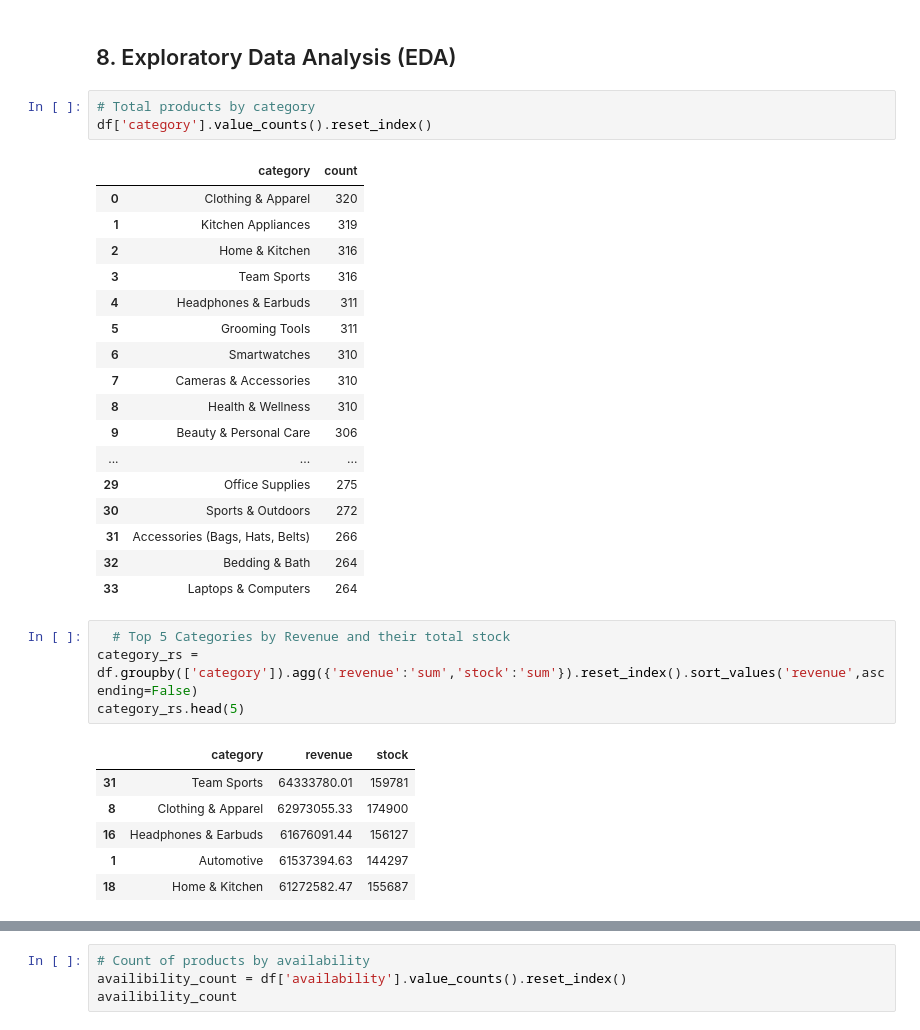
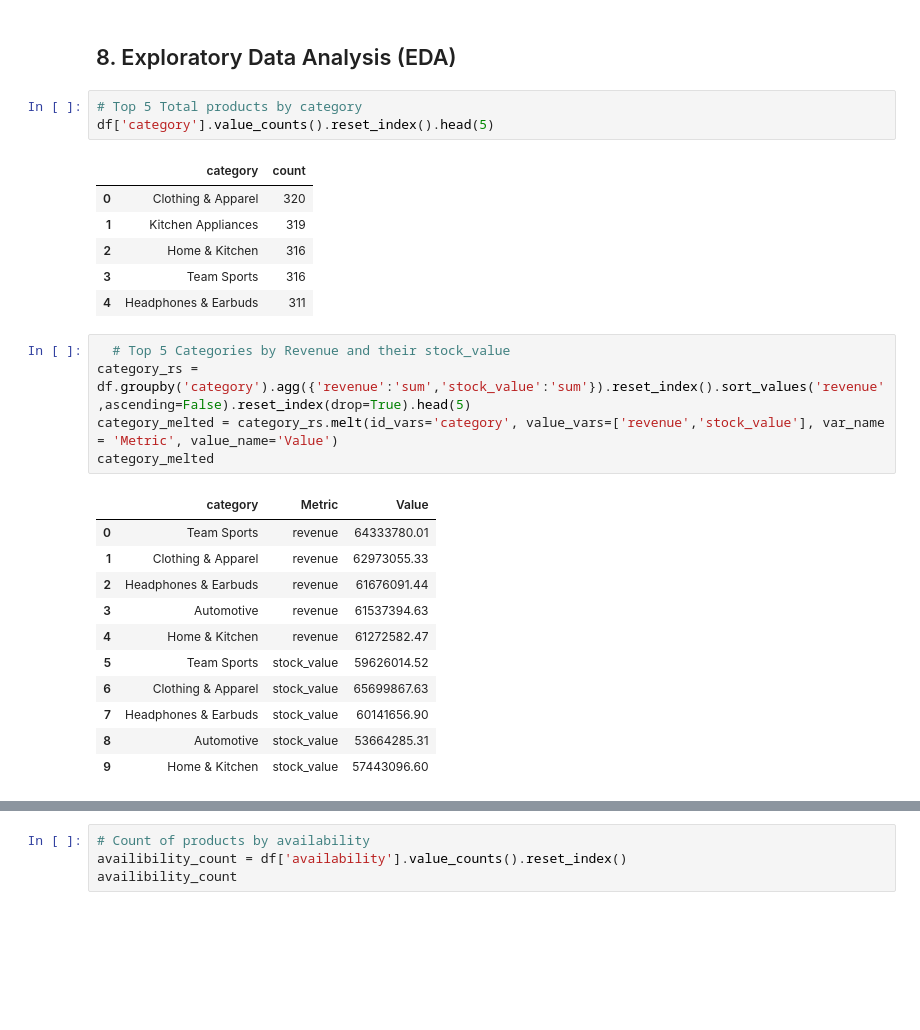
Before and after one commit to gauravvxv/Pilgrim-BI-Intern-Assignment, a Jupyter notebook: Notebook/Pilgirm.ipynb, the cells around one changed output, grey strips where cells are left out. Drawn from its saved outputs; the diff is of its cells as text; blank space fills up the shorter version.

```diff
--- a/Notebook/Pilgirm.ipynb
+++ b/Notebook/Pilgirm.ipynb
@@ -170,8 +170,8 @@ df['stock_value'] = df['stock'] * df['selling_price']
 # %% [markdown]
 ## 8. Exploratory Data Analysis (EDA)
 # %%
-# Total products by category
-df['category'].value_counts().reset_index()
+# Top 5 Total products by category
+df['category'].value_counts().reset_index().head(5)
 # %% [output]
 |  | category | count |
 | 0 | Clothing & Apparel | 320 |
@@ -179,25 +179,20 @@ df['category'].value_counts().reset_index()
 | 2 | Home & Kitchen | 316 |
 | 3 | Team Sports | 316 |
 | 4 | Headphones & Earbuds | 311 |
-| 5 | Grooming Tools | 311 |
-| 6 | Smartwatches | 310 |
-| 7 | Cameras & Accessories | 310 |
-| 8 | Health & Wellness | 310 |
-| 9 | Beauty & Personal Care | 306 |
-| ... | ... | ... |
-| 29 | Office Supplies | 275 |
-| 30 | Sports & Outdoors | 272 |
-| 31 | Accessories (Bags, Hats, Belts) | 266 |
-| 32 | Bedding & Bath | 264 |
-| 33 | Laptops & Computers | 264 |
 # %%
-  # Top 5 Categories by Revenue and their total stock
-category_rs = df.groupby(['category']).agg({'revenue':'sum','stock':'sum'}).reset_index().sort_values('revenue',ascending=False)
-category_rs.head(5)
+  # Top 5 Categories by Revenue and their stock_value
+category_rs = df.groupby('category').agg({'revenue':'sum','stock_value':'sum'}).reset_index().sort_values('revenue',ascending=False).reset_index(drop=True).head(5)
+category_melted = category_rs.melt(id_vars='category', value_vars=['revenue','stock_value'], var_name = 'Metric', value_name='Value')
+category_melted
 # %% [output]
-|  | category | revenue | stock |
-| 31 | Team Sports | 64333780.01 | 159781 |
-| 8 | Clothing & Apparel | 62973055.33 | 174900 |
-| 16 | Headphones & Earbuds | 61676091.44 | 156127 |
-| 1 | Automotive | 61537394.63 | 144297 |
-| 18 | Home & Kitchen | 61272582.47 | 155687 |
+|  | category | Metric | Value |
+| 0 | Team Sports | revenue | 64333780.01 |
+| 1 | Clothing & Apparel | revenue | 62973055.33 |
+| 2 | Headphones & Earbuds | revenue | 61676091.44 |
+| 3 | Automotive | revenue | 61537394.63 |
+| 4 | Home & Kitchen | revenue | 61272582.47 |
+| 5 | Team Sports | stock_value | 59626014.52 |
+| 6 | Clothing & Apparel | stock_value | 65699867.63 |
+| 7 | Headphones & Earbuds | stock_value | 60141656.90 |
+| 8 | Automotive | stock_value | 53664285.31 |
+| 9 | Home & Kitchen | stock_value | 57443096.60 |
```
Also changed, not shown: parts of 13 cells of this notebook.
